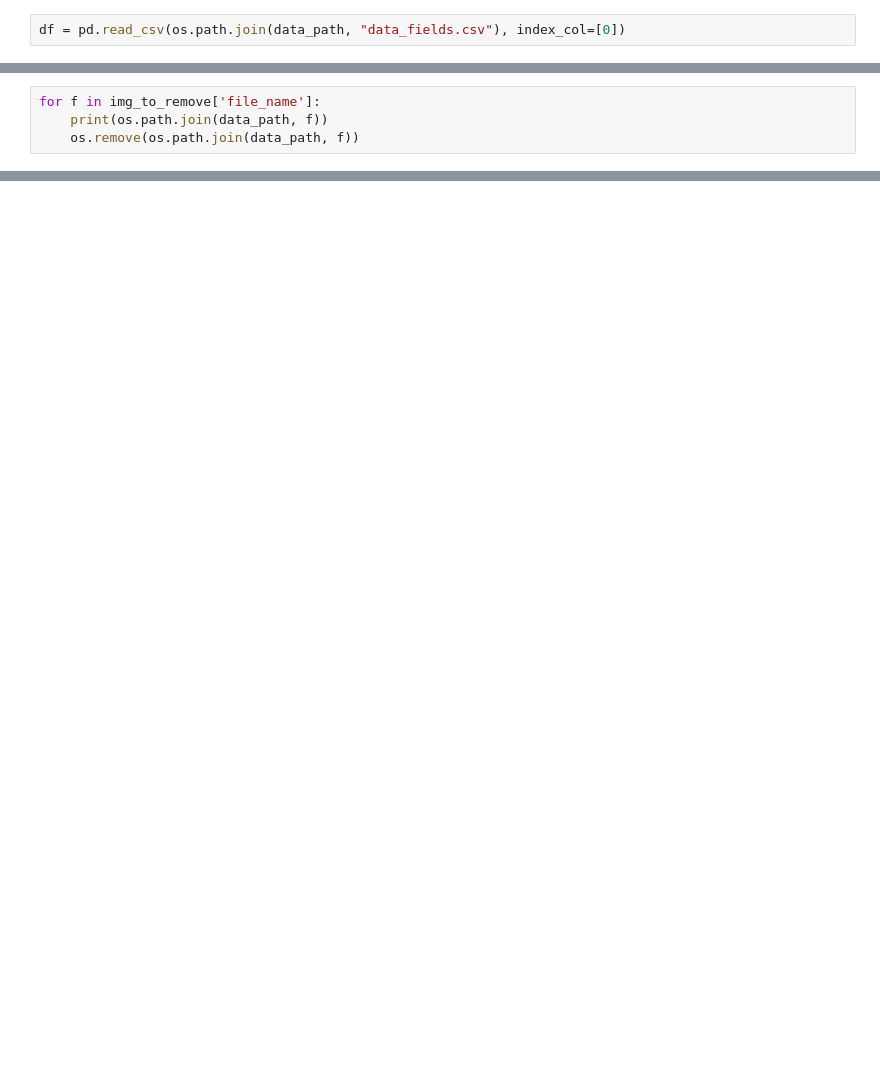
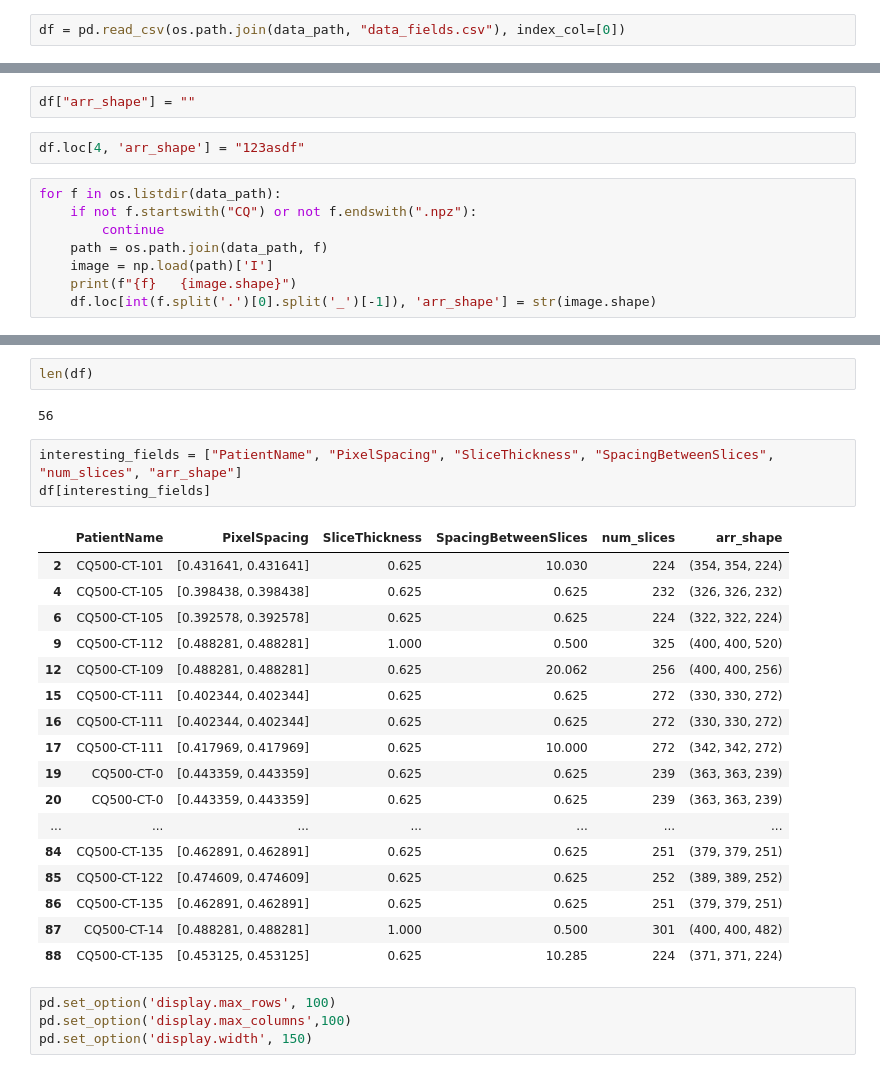
Before and after one commit to vhoma/ydata-viz-ai, a Jupyter notebook: data_preparation.ipynb, the cells around one changed output, grey strips where cells are left out. Cells and saved outputs as stored; diff of their text form; blank space fills up the shorter version.

```diff
--- a/data_preparation.ipynb
+++ b/data_preparation.ipynb
@@ -158,4 +188,0 @@ Name: file_name, dtype: object
-# %%
-for f in img_to_remove['file_name']:
-    print(os.path.join(data_path, f))
-    os.remove(os.path.join(data_path, f))
@@ -165,0 +189,12 @@ for f in img_to_remove['file_name']:
+# %%
+df["arr_shape"] = ""
+# %%
+df.loc[4, 'arr_shape'] = "123asdf"
+# %%
+for f in os.listdir(data_path):
+    if not f.startswith("CQ") or not f.endswith(".npz"):
+        continue
+    path = os.path.join(data_path, f)
+    image = np.load(path)['I']
+    print(f"{f}   {image.shape}")
+    df.loc[int(f.split('.')[0].split('_')[-1]), 'arr_shape'] = str(image.shape)
@@ -165,0 +219,29 @@ for f in img_to_remove['file_name']:
+# %%
+len(df)
+# %% [output]
+56
+# %%
+interesting_fields = ["PatientName", "PixelSpacing", "SliceThickness", "SpacingBetweenSlices", "num_slices", "arr_shape"]
+df[interesting_fields]
+# %% [output]
+|  | PatientName | PixelSpacing | SliceThickness | SpacingBetweenSlices | num_slices | arr_shape |
+| 2 | CQ500-CT-101 | [0.431641, 0.431641] | 0.625 | 10.030 | 224 | (354, 354, 224) |
+| 4 | CQ500-CT-105 | [0.398438, 0.398438] | 0.625 | 0.625 | 232 | (326, 326, 232) |
+| 6 | CQ500-CT-105 | [0.392578, 0.392578] | 0.625 | 0.625 | 224 | (322, 322, 224) |
+| 9 | CQ500-CT-112 | [0.488281, 0.488281] | 1.000 | 0.500 | 325 | (400, 400, 520) |
+| 12 | CQ500-CT-109 | [0.488281, 0.488281] | 0.625 | 20.062 | 256 | (400, 400, 256) |
+| 15 | CQ500-CT-111 | [0.402344, 0.402344] | 0.625 | 0.625 | 272 | (330, 330, 272) |
+| 16 | CQ500-CT-111 | [0.402344, 0.402344] | 0.625 | 0.625 | 272 | (330, 330, 272) |
+| 17 | CQ500-CT-111 | [0.417969, 0.417969] | 0.625 | 10.000 | 272 | (342, 342, 272) |
+| 19 | CQ500-CT-0 | [0.443359, 0.443359] | 0.625 | 0.625 | 239 | (363, 363, 239) |
+| 20 | CQ500-CT-0 | [0.443359, 0.443359] | 0.625 | 0.625 | 239 | (363, 363, 239) |
+| ... | ... | ... | ... | ... | ... | ... |
+| 84 | CQ500-CT-135 | [0.462891, 0.462891] | 0.625 | 0.625 | 251 | (379, 379, 251) |
+| 85 | CQ500-CT-122 | [0.474609, 0.474609] | 0.625 | 0.625 | 252 | (389, 389, 252) |
+| 86 | CQ500-CT-135 | [0.462891, 0.462891] | 0.625 | 0.625 | 251 | (379, 379, 251) |
+| 87 | CQ500-CT-14 | [0.488281, 0.488281] | 1.000 | 0.500 | 301 | (400, 400, 482) |
+| 88 | CQ500-CT-135 | [0.453125, 0.453125] | 0.625 | 10.285 | 224 | (371, 371, 224) |
+# %%
+pd.set_option('display.max_rows', 100)
+pd.set_option('display.max_columns',100)
+pd.set_option('display.width', 150)
```
Also changed, not shown: parts of 20 cells of this notebook, 1 other file.
